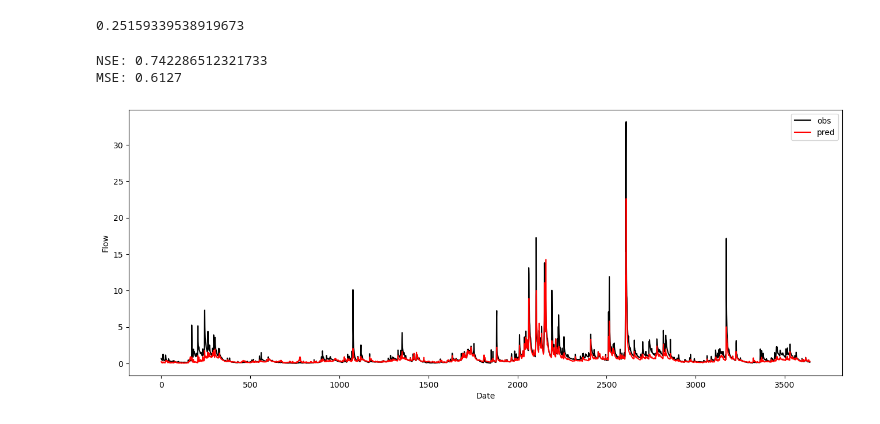
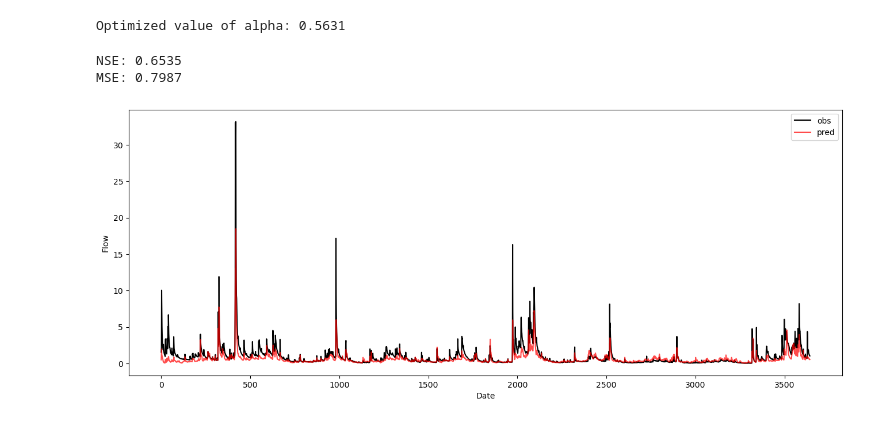
Before and after one commit to arpit-kapoor/hybrid-gr4j, a Jupyter notebook: notebooks/model_averaging.ipynb, the cells around one changed output. Saved outputs shown, nothing was run; the diff lists cells and outputs as text; code cells hidden in the pictures.

```diff
--- a/notebooks/model_averaging.ipynb
+++ b/notebooks/model_averaging.ipynb
@@ -34,4 +38,7 @@ def evaluate(pred_A, pred_B, flow, alpha=0.5):
+# %%
+pred_gr4j_train = pred_gr4j_train[-len(pred_lstm_train):]
+flow_train = flow_train[-len(pred_lstm_train):]
 # %%
-pred_lstm = np.loadtxt('../results/cotter_lstm_val.txt')
-pred_gr4j = np.loadtxt('../results/cotter_gr4j_val.txt')
-flow = np.loadtxt('../results/cotter_holdout.txt')
+pred_lstm_val = np.loadtxt('../results/cotter_lstm_val.txt')
+pred_gr4j_val = np.loadtxt('../results/cotter_gr4j_val.txt')
+flow_val = np.loadtxt('../results/cotter_val.txt')
@@ -46,0 +45,3 @@ MSE: 0.6132
+# %%
+pred_gr4j_val = pred_gr4j_val[-len(pred_lstm_val):]
+flow_val = flow_val[-len(pred_lstm_val):]
@@ -52,19 +59,18 @@ space  = [Real(0.1, 0.9, name='alpha')]
 
 @use_named_args(space)
 def objective(**params):
-    return 1/average(pred_lstm, pred_gr4j, flow, **params)[1]
+    return 1/average(pred_lstm_train, pred_gr4j_train, flow_train, **params)[1]
 # %%
 from skopt import gp_minimize
 res_gp = gp_minimize(objective, space, n_calls=50, random_state=786)
+print(f"Optimized value of alpha: {res_gp.x[0]:.4f}")
+# %% [output]
+Optimized value of alpha: 0.5631
-# %%
-res_gp.x[0]
-# %% [output]
-0.25159339538919673
 # %%
-evaluate(pred_lstm, pred_gr4j, flow, alpha=res_gp.x[0])
+evaluate(pred_lstm_val, pred_gr4j_val, flow_val, alpha=res_gp.x[0])
 # %% [output]
-NSE: 0.742286512321733
-MSE: 0.6127
+NSE: 0.6535
+MSE: 0.7987
-[figure, old version]
+[figure, new version]
 # %%
 from skopt.plots import plot_convergence
```
Also changed, not shown: parts of 6 cells of this notebook, 2 other files.
